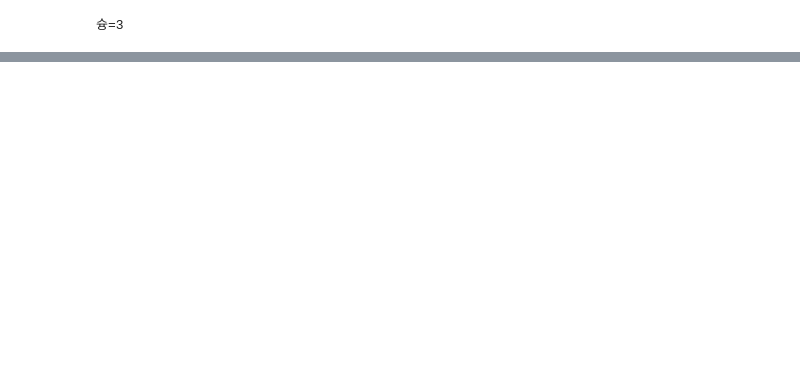
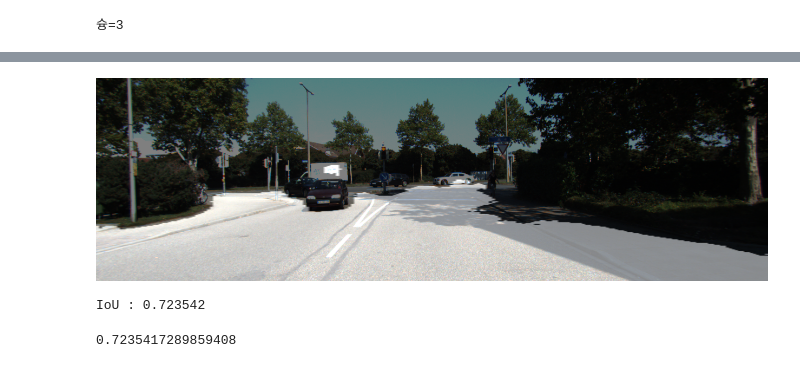
Before and after one commit to comcomet/first-repository, a Jupyter notebook: GD8/GD8.ipynb, the cells around one changed output, grey strips where cells are left out. Saved outputs shown, nothing was run; the diff lists cells and outputs as text; code cells hidden in the pictures; blank space fills up the shorter version.

```diff
--- a/GD8/GD8.ipynb
+++ b/GD8/GD8.ipynb
@@ -226,28 +242,30 @@ InternalError: CUDA runtime implicit initialization on GPU:0 failed. Status: out
 # %%
 def get_output(model, preproc, image_path, output_path):
     # TODO: image_path로 입력된 이미지를 입력받아 preprocess를 해서 model로 infernece한 결과를 시각화하고
     # 이를 output_path에 저장하는 함수를 작성해주세요.
      origin_img = imread(image_path)
      data = {"image":origin_img}
      processed = preproc(**data)
      output = model(np.expand_dims(processed["image"]/255,axis=0))
      output = (output[0].numpy()>0.5).astype(np.uint8).squeeze(-1)*255  #0.5라는 threshold를 변경하면 도로인식 결과범위가 달라집니다.
      output = Image.fromarray(output)
      background = Image.fromarray(origin_img).convert('RGBA')
      output = output.resize((origin_img.shape[1], origin_img.shape[0])).convert('RGBA')
      output = Image.blend(background, output, alpha=0.5)
      output.show()
      return output
 
 
 # 완성한 뒤에는 시각화한 결과를 눈으로 확인해봅시다!
-i = 1    # i값을 바꾸면 테스트용 파일이 달라집니다.
+i = 7    # i값을 바꾸면 테스트용 파일이 달라집니다.
 get_output(
      model,
      test_preproc,
      image_path=dir_path + f'/image_2/00{str(i).zfill(4)}_10.png',
      output_path=dir_path + f'./result_{str(i).zfill(3)}.png'
  )
+# %% [output]
+[figure, added]
 # %%
 def calculate_iou_score(target, prediction):
     intersection = np.logical_and(target, prediction)
@@ -282,7 +300,7 @@ def get_output(model, preproc, image_path, output_path, label_path):
         return output, prediction, _
 # %%
 # 완성한 뒤에는 시각화한 결과를 눈으로 확인해봅시다!
-i = 1    # i값을 바꾸면 테스트용 파일이 달라집니다.
+i = 7    # i값을 바꾸면 테스트용 파일이 달라집니다.
 output, prediction, target = get_output(
      model,
      test_preproc,
@@ -292,3 +310,6 @@ output, prediction, target = get_output(
  )
 
 calculate_iou_score(target, prediction)
+# %% [output]
+IoU : 0.723542
+0.7235417289859408
```
Also changed, not shown: parts of 2 cells of this notebook, 2 other files.
